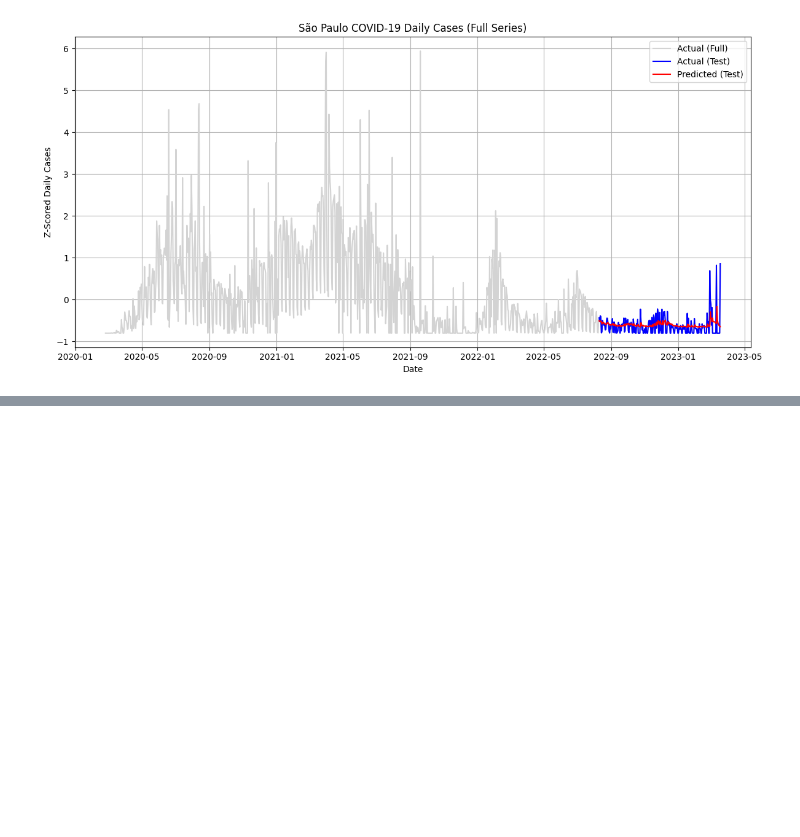
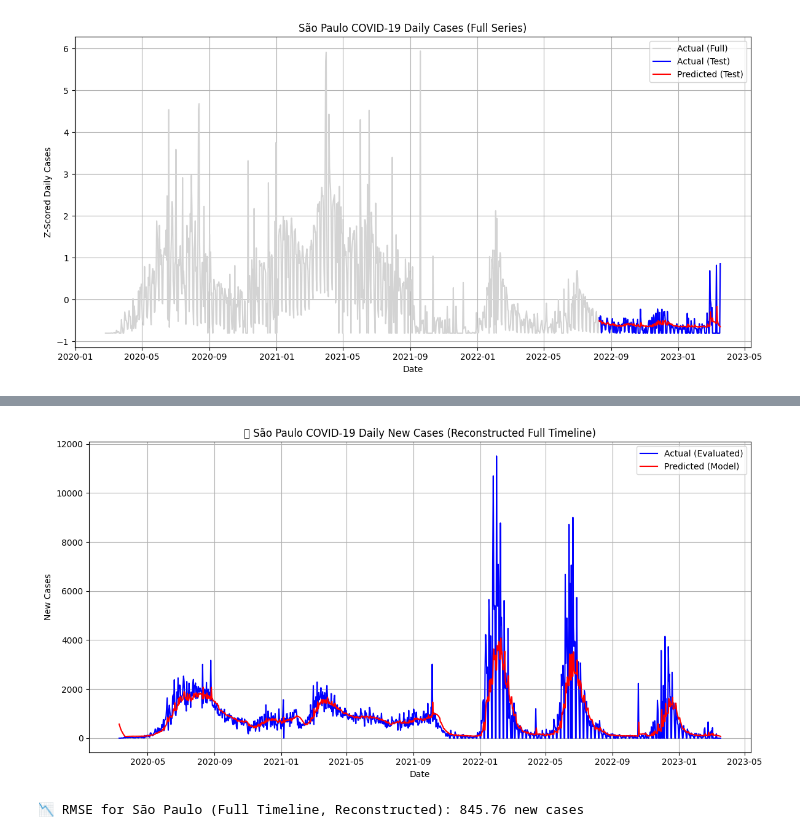
Before and after one commit to Youssef-Malek2004/GNNs-Covid-Mobility, a Jupyter notebook: GCN-Temporal-Fusion-Net.ipynb, the cells around one changed output, grey strips where cells are left out. Drawn from its saved outputs; the diff is of its cells as text; code cells hidden in the pictures; blank space fills up the shorter version.

```diff
--- a/GCN-Temporal-Fusion-Net.ipynb
+++ b/GCN-Temporal-Fusion-Net.ipynb
@@ -496,0 +609,41 @@ torch.save(model.state_dict(), "models/GCN-Transformer-Fusion-Cleaned-Cities-1.p
+# %%
+# Offset to align full_dates to prediction length
+offset = len(full_dates) - len(sp_preds_full)
+
+# Align dates and full z-scored series
+aligned_dates = full_dates[offset:]
+aligned_z_series = full_z_series[offset:]  # z-scored full ground truth
+# %%
+# São Paulo original case stats
+sp_original = covid_df[covid_df['ibgeID'] == sp_code].copy()
+sp_original['newCases'] = sp_original['newCases'].clip(lower=0)
+sp_original = sp_original.sort_values('date')
+
+mean_sp = sp_original['newCases'].mean()
+std_sp = sp_original['newCases'].std(ddof=0)
+
+# Reconstruct predicted and actual values in original scale
+sp_preds_reconstructed = sp_preds_full * std_sp + mean_sp
+sp_actuals_reconstructed = sp_actuals_full * std_sp + mean_sp
+# %%
+import matplotlib.pyplot as plt
+
+plt.figure(figsize=(12, 6))
+plt.plot(aligned_dates, sp_actuals_reconstructed, label='Actual (Evaluated)', color='blue')
+plt.plot(aligned_dates, sp_preds_reconstructed, label='Predicted (Model)', color='red')
+plt.title("📈 São Paulo COVID-19 Daily New Cases (Reconstructed Full Timeline)")
+plt.xlabel("Date")
+plt.ylabel("New Cases")
+plt.legend()
+plt.grid(True)
+plt.tight_layout()
+plt.show()
+
+from sklearn.metrics import mean_squared_error
+import numpy as np
+
+rmse_sp_full = np.sqrt(mean_squared_error(sp_actuals_reconstructed, sp_preds_reconstructed))
+print(f"📉 RMSE for São Paulo (Full Timeline, Reconstructed): {rmse_sp_full:.2f} new cases")
+# %% [output]
+[figure, added]
+📉 RMSE for São Paulo (Full Timeline, Reconstructed): 845.76 new cases
```
Also changed, not shown: parts of 15 cells of this notebook, 17 other files.
